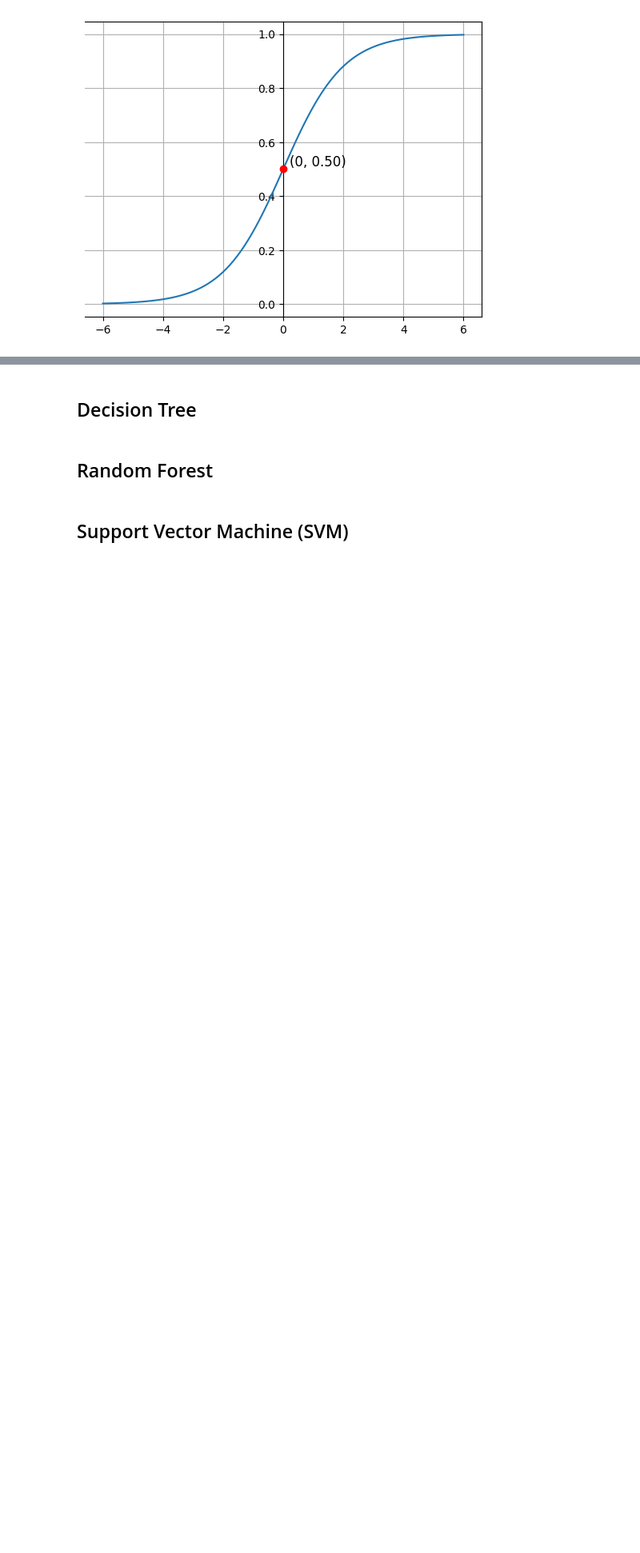
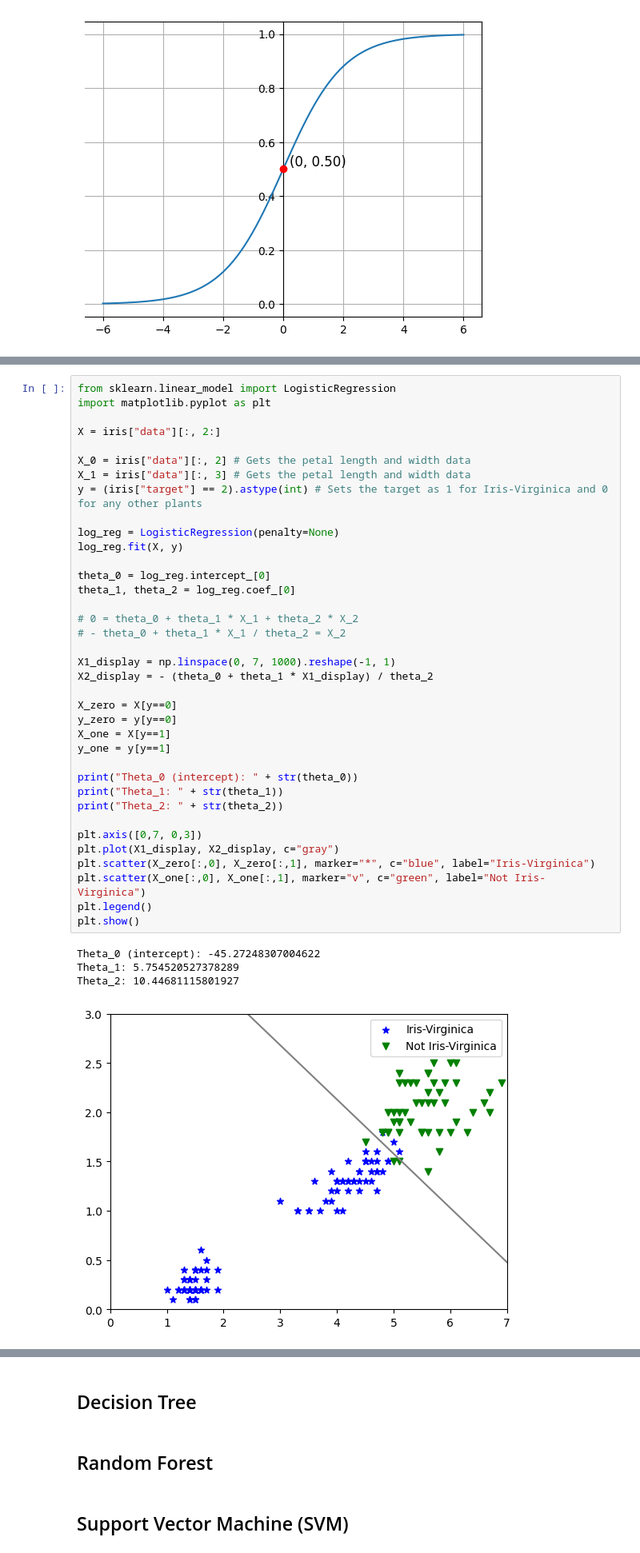
Before and after one commit to davidterroso/ML, a Jupyter notebook: classification.ipynb, the cells around one changed output, grey strips where cells are left out. Shown at 80% size. Cells and saved outputs as stored; diff of their text form; blank space fills up the shorter version.

```diff
--- a/classification.ipynb
+++ b/classification.ipynb
@@ -215,0 +271,42 @@ Therefore, the partial derivative of the log-loss function with respect to $\the
+# %%
+from sklearn.linear_model import LogisticRegression
+import matplotlib.pyplot as plt
+
+X = iris["data"][:, 2:]
+
+X_0 = iris["data"][:, 2] # Gets the petal length and width data
+X_1 = iris["data"][:, 3] # Gets the petal length and width data
+y = (iris["target"] == 2).astype(int) # Sets the target as 1 for Iris-Virginica and 0 for any other plants
+
+log_reg = LogisticRegression(penalty=None)
+log_reg.fit(X, y)
+
+theta_0 = log_reg.intercept_[0]
+theta_1, theta_2 = log_reg.coef_[0]
+
+# 0 = theta_0 + theta_1 * X_1 + theta_2 * X_2
+# - theta_0 + theta_1 * X_1 / theta_2 = X_2
+
+X1_display = np.linspace(0, 7, 1000).reshape(-1, 1)
+X2_display = - (theta_0 + theta_1 * X1_display) / theta_2
+
+X_zero = X[y==0]
+y_zero = y[y==0]
+X_one = X[y==1]
+y_one = y[y==1]
+
+print("Theta_0 (intercept): " + str(theta_0))
+print("Theta_1: " + str(theta_1))
+print("Theta_2: " + str(theta_2))
+
+plt.axis([0,7, 0,3])
+plt.plot(X1_display, X2_display, c="gray")
+plt.scatter(X_zero[:,0], X_zero[:,1], marker="*", c="blue", label="Iris-Virginica")
+plt.scatter(X_one[:,0], X_one[:,1], marker="v", c="green", label="Not Iris-Virginica")
+plt.legend()
+plt.show()
+# %% [output]
+Theta_0 (intercept): -45.27248307004622
+Theta_1: 5.754520527378289
+Theta_2: 10.44681115801927
+[figure, added]
```
Also changed, not shown: parts of 8 cells of this notebook.
